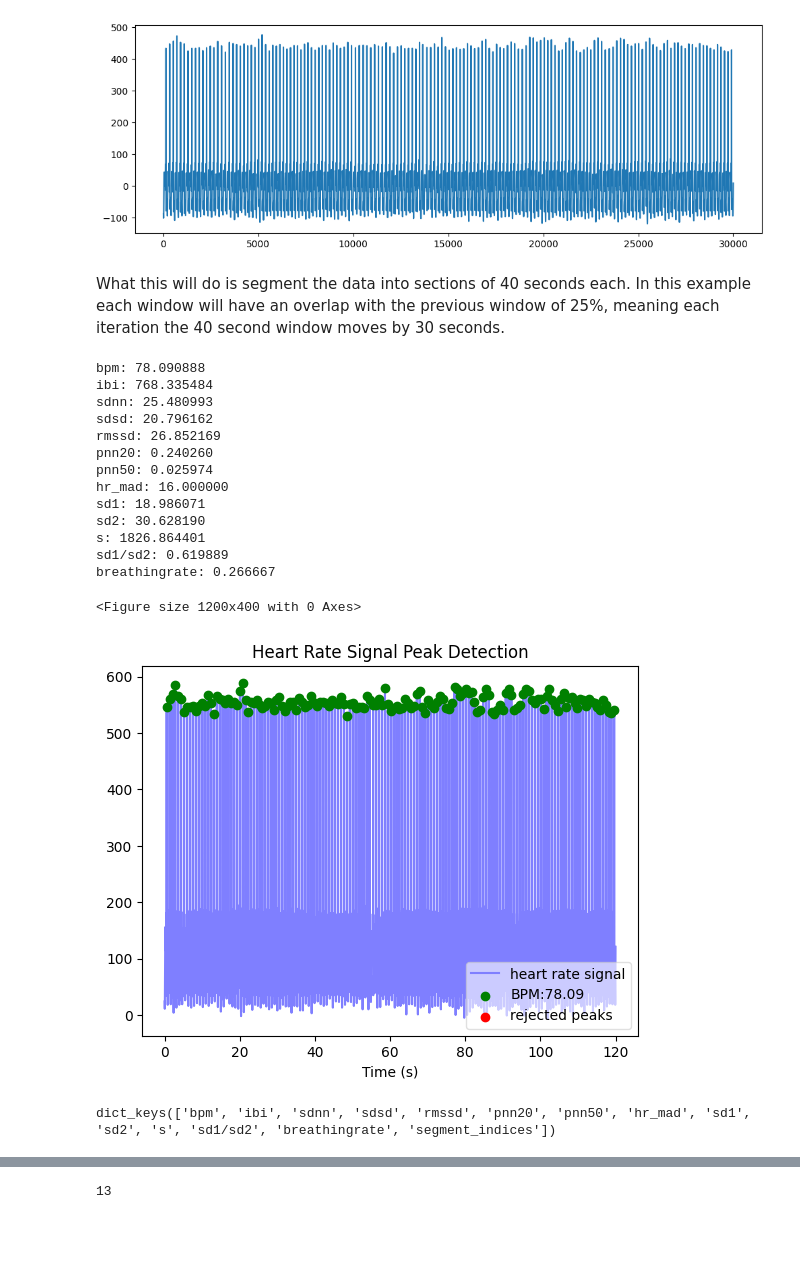
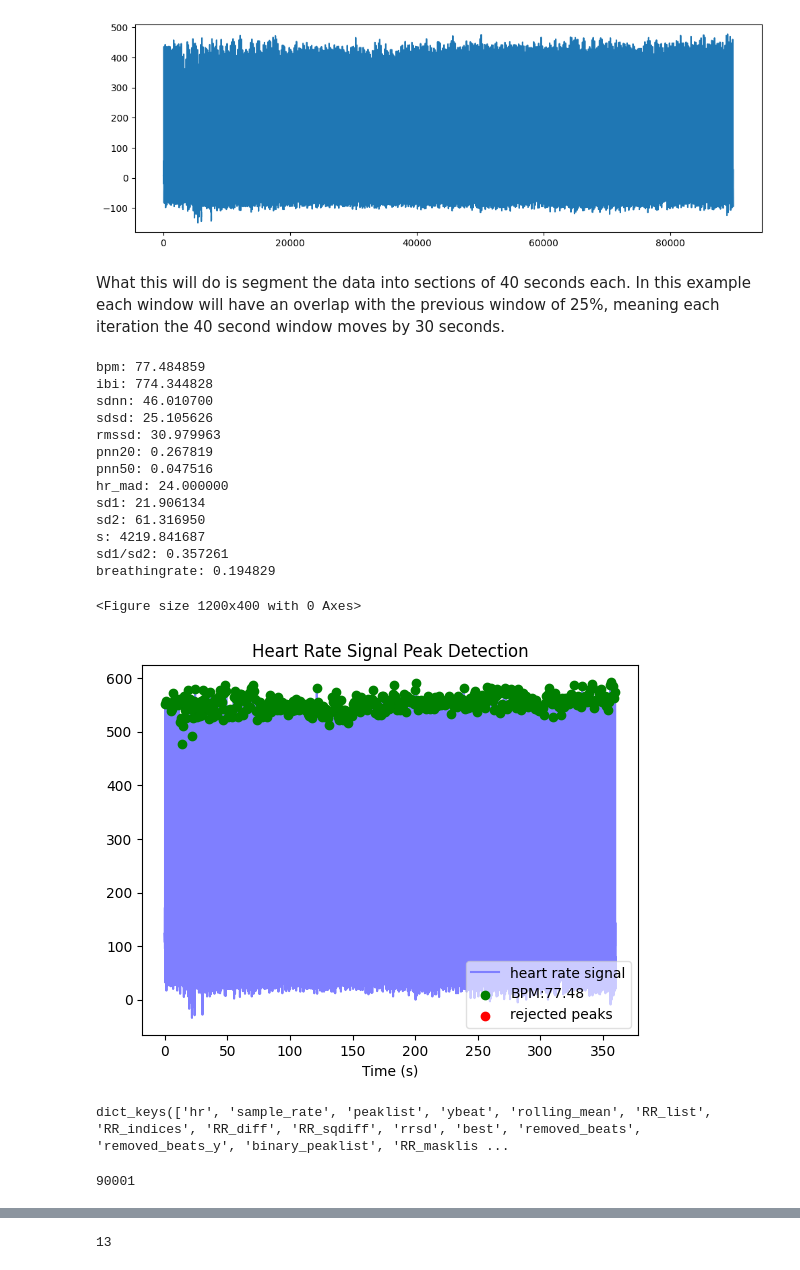
Before and after one commit to sophia-celine/rPPG, a Jupyter notebook: get_ground_truth/heartpy_test.ipynb, the cells around one changed output, grey strips where cells are left out. Cells and saved outputs as stored; diff of their text form; code cells hidden in the pictures; blank space fills up the shorter version.

```diff
--- a/get_ground_truth/heartpy_test.ipynb
+++ b/get_ground_truth/heartpy_test.ipynb
@@ -2,13 +2,13 @@
 import heartpy as hp
 import matplotlib.pyplot as plt
 # %%
-data = hp.get_data('ecg_signal.csv')
+data = hp.get_data('ecg_signal_L9_16-02_16-08.csv')
 
 plt.figure(figsize=(12,4))
 plt.plot(data)
 plt.show()
 # %% [output]
-[figure, old version]
+[figure, new version]
 # %% [markdown]
 What this will do is segment the data into sections of 40 seconds each. In this example each window will have an overlap with the previous window of 25%, meaning each iteration the 40 second window moves by 30 seconds.
 # %%
@@ -25,23 +25,27 @@ hp.plotter(wd, m)
 for measure in m.keys():
     print('%s: %f' %(measure, m[measure]))
 # %% [output]
-bpm: 78.090888
-ibi: 768.335484
-sdnn: 25.480993
-sdsd: 20.796162
-rmssd: 26.852169
-pnn20: 0.240260
-pnn50: 0.025974
-hr_mad: 16.000000
-sd1: 18.986071
-sd2: 30.628190
-s: 1826.864401
-sd1/sd2: 0.619889
-breathingrate: 0.266667
+bpm: 77.484859
+ibi: 774.344828
+sdnn: 46.010700
+sdsd: 25.105626
+rmssd: 30.979963
+pnn20: 0.267819
+pnn50: 0.047516
+hr_mad: 24.000000
+sd1: 21.906134
+sd2: 61.316950
+s: 4219.841687
+sd1/sd2: 0.357261
+breathingrate: 0.194829
 <Figure size 1200x400 with 0 Axes>
-[figure, old version]
+[figure, new version]
 # %%
-m.keys()
+wd.keys()
 # %% [output]
-dict_keys(['bpm', 'ibi', 'sdnn', 'sdsd', 'rmssd', 'pnn20', 'pnn50', 'hr_mad', 'sd1', 'sd2', 's', 'sd1/sd2', 'breathingrate', 'segment_indices'])
+dict_keys(['hr', 'sample_rate', 'peaklist', 'ybeat', 'rolling_mean', 'RR_list', 'RR_indices', 'RR_diff', 'RR_sqdiff', 'rrsd', 'best', 'removed_beats', 'removed_beats_y', 'binary_peaklist', 'RR_masklis ...
+# %%
+print(len(wd['hr']))
+# %% [output]
+90001
 # %%
```
Also changed, not shown: parts of 2 cells of this notebook, 14 other files.
